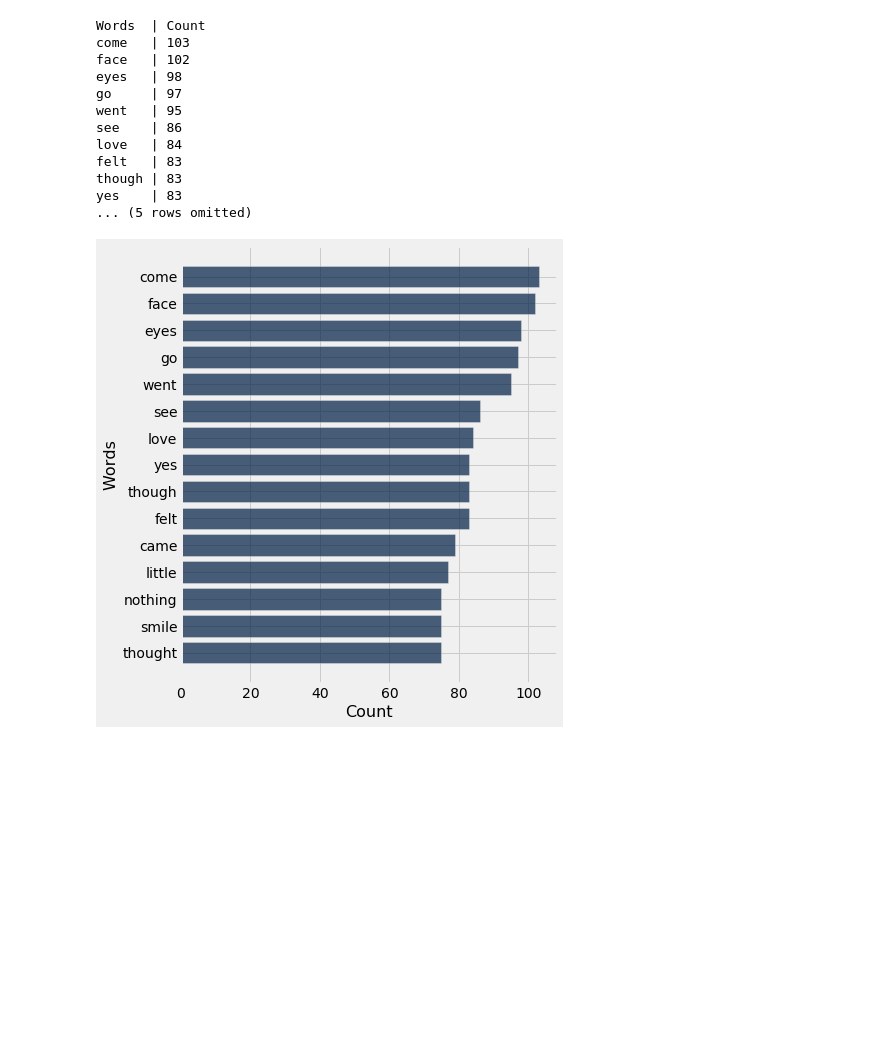
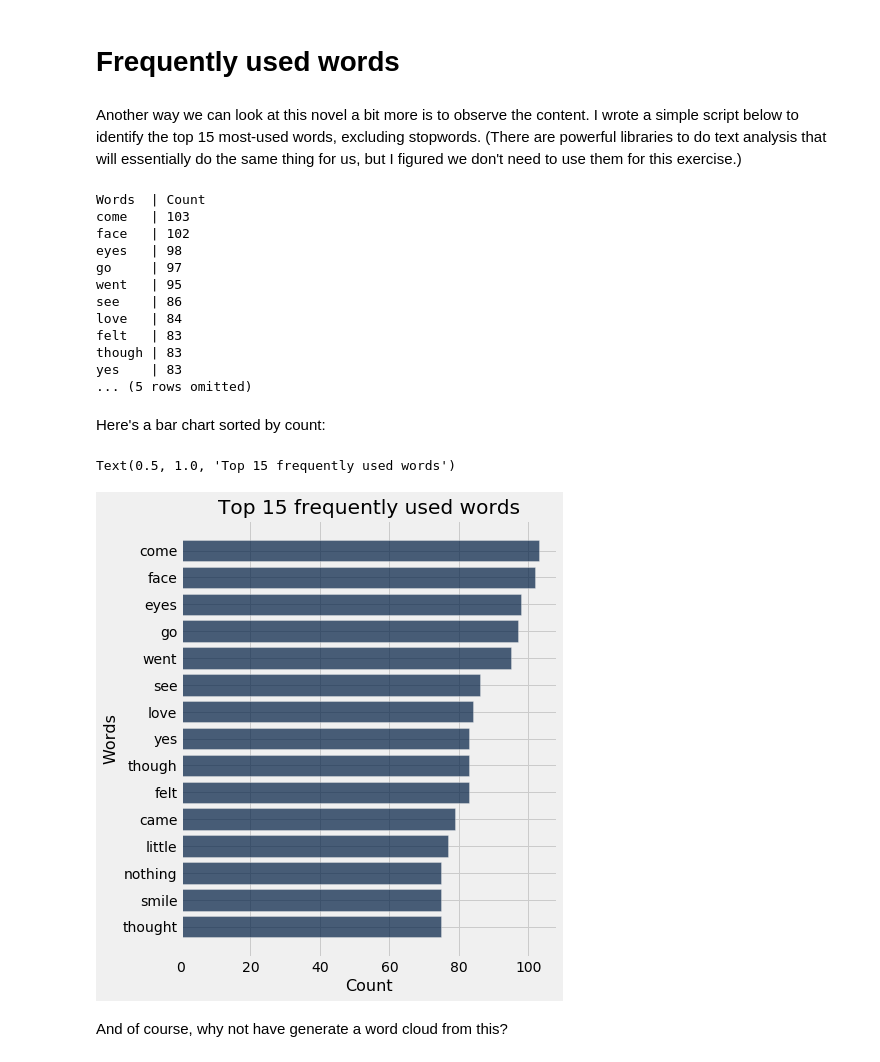
Before and after one commit to jesca/data_notebook, a Jupyter notebook: Anna Karenina Analysis.ipynb, the cells around one changed output. Drawn from its saved outputs; the diff is of its cells as text; code cells hidden in the pictures; blank space fills up the shorter version.

```diff
--- a/Anna Karenina Analysis.ipynb
+++ b/Anna Karenina Analysis.ipynb
@@ -71,4 +65,10 @@ Vronsky | Karenin | Anna | Konstantin | Kitty | Chapter
+# %% [markdown]
+# Frequently used words
+# %% [markdown]
+Another way we can look at this novel a bit more is to observe the content. I wrote a simple script below to identify the top 15 most-used words, excluding stopwords. (There are powerful libraries to do text analysis that will essentially do the same thing for us, but I figured we don't need to use them for this exercise.)
 # %%
+import collections
+
 # stopwords object from stopwords.txt from https://github.com/Alir3z4/stop-words
 stopwords = set(line.strip() for line in open('stopwords.txt'))
 
@@ -78,7 +78,7 @@ stopwords = stopwords.union(set(['chapter','dolly','countess','levin', 'stepan',
 #instantiate a dictionary for every word in the file -- don't need libraries with heavy text processing for this task
 wordcount={}
 
-# To eliminate duplicates, split by punctuation, and use case demiliters.
+# eliminate duplicates, split by punctuation, and use case demiliters.
 for word in ak_txt.lower().split():
     word = word.replace(".","")
     word = word.replace(",","")
@@ -86,33 +86,39 @@ for word in ak_txt.lower().split():
     word = word.replace("\"","")
     word = word.replace("!","")
     word = word.replace("*","")
+
     if word not in stopwords:
         if word not in wordcount:
             wordcount[word] = 1
         else:
             wordcount[word] += 1
 
-
 top50 = collections.Counter(wordcount).most_common(15)
 top50_keys = [item[0] for item in top50]
 top50_values = [item[1] for item in top50]
+
+countWordsTable = Table().with_columns("Words", top50_keys, "Count", top50_values)
+print(countWordsTable)
+# %% [output]
+Words  | Count
+come   | 103
+face   | 102
+eyes   | 98
+go     | 97
+went   | 95
+see    | 86
+love   | 84
+felt   | 83
+though | 83
+yes    | 83
+... (5 rows omitted)
-# %%
-countWordsTable = Table().with_columns("Words", top50_keys, "Count", top50_values)
-print(countWordsTable)
-# %% [output]
-Words  | Count
-come   | 103
-face   | 102
-eyes   | 98
-go     | 97
-went   | 95
-see    | 86
-love   | 84
-felt   | 83
-though | 83
-yes    | 83
-... (5 rows omitted)
+# %% [markdown]
+Here's a bar chart sorted by count:
 # %%
 countWordsTable.sort('Count',descending=True).barh("Words", "Count")
+plots.title('Top 15 frequently used words')
 # %% [output]
+Text(0.5, 1.0, 'Top 15 frequently used words')
-[figure, old version]
+[figure, new version]
+# %% [markdown]
+And of course, why not have generate a word cloud from this?
```
Also changed, not shown: parts of 12 cells of this notebook.
